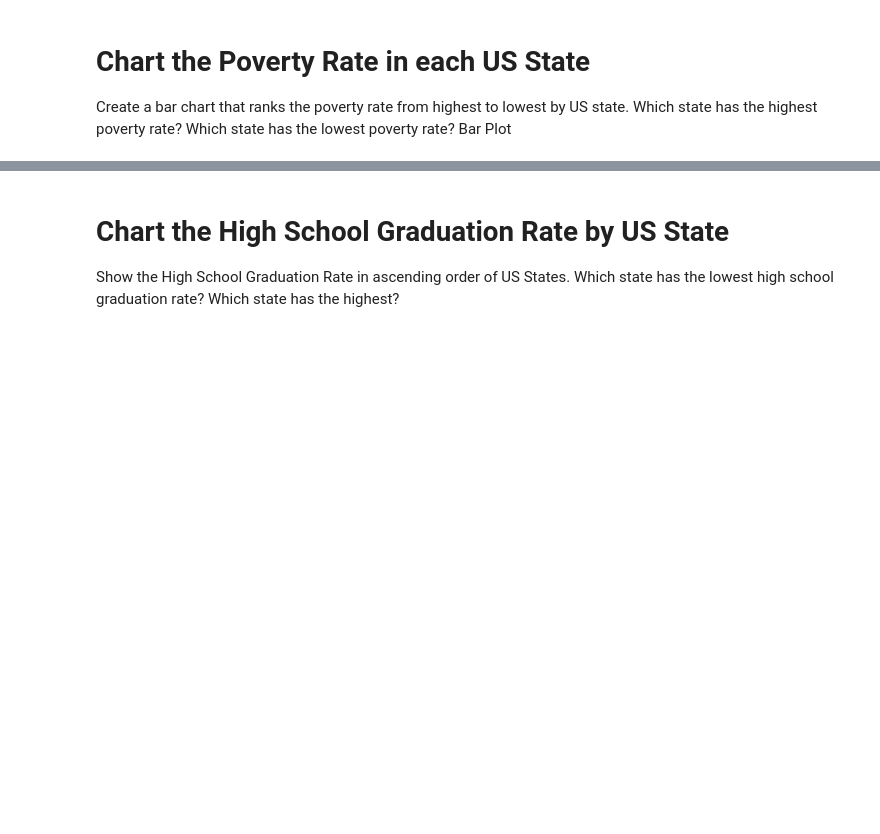
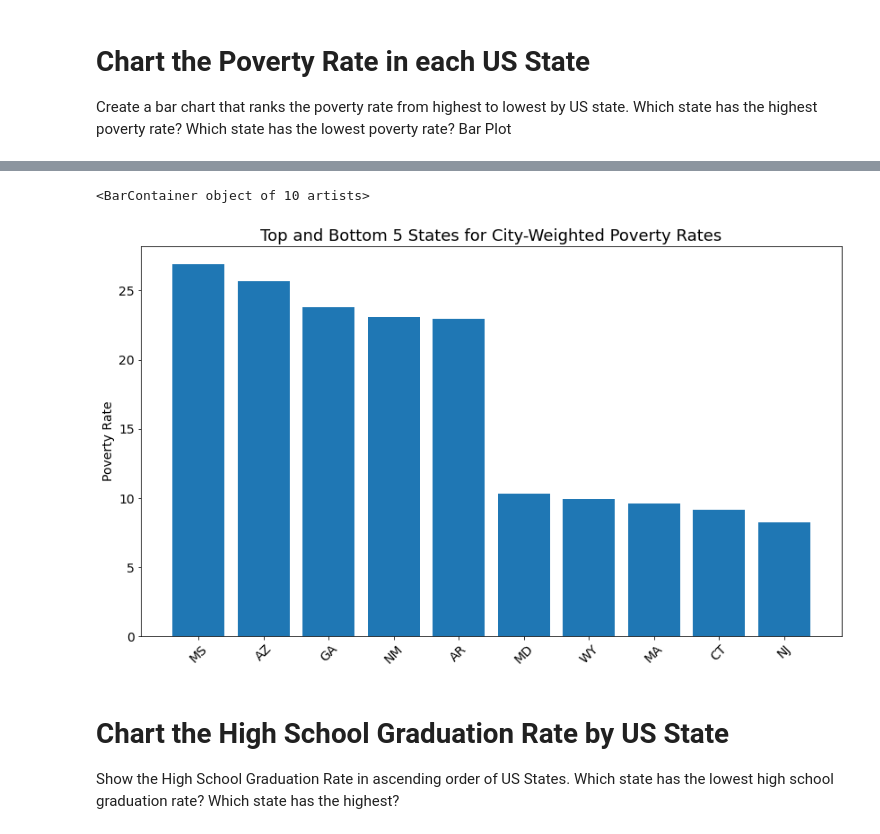
Before and after one commit to tomweinandy/100DaysOfCode, a Jupyter notebook: Projects/Day099/Fatal_Force.ipynb, the cells around one changed output, grey strips where cells are left out. Saved outputs shown, nothing was run; the diff lists cells and outputs as text; code cells hidden in the pictures; blank space fills up the shorter version.

Commit message:
Calculate poverty rate by state (sorta)

```diff
--- a/Projects/Day099/Fatal_Force.ipynb
+++ b/Projects/Day099/Fatal_Force.ipynb
@@ -237,0 +240,16 @@ Create a bar chart that ranks the poverty rate from highest to lowest by US stat
+# %%
+# Clean data for entire dataset (was not necessary previously when merge removed cities with missing data)
+rate_list = []
+for rate in df_pct_poverty['poverty_rate']:
+    rate = rate.replace('-', '')
+    if rate == '':
+        rate = np.nan
+    else:
+        rate = float(rate)
+    rate_list.append(rate)
+df_pct_poverty['poverty_rate'] = rate_list
+# %%
+# Group poverty rates by state, return only top and bottom 5
+df_pct_poverty_state = df_pct_poverty.groupby('Geographic Area').mean()
+df_pct_poverty_state = df_pct_poverty_state.sort_values(by='poverty_rate', ascending=False)
+df_pct_poverty_state = pd.concat([df_pct_poverty_state.head(5), df_pct_poverty_state.tail(5)])
@@ -238,3 +269,15 @@ Create a bar chart that ranks the poverty rate from highest to lowest by US stat
+# %%
+plt.figure(figsize=(14,8))
+plt.title('Top and Bottom 5 States for City-Weighted Poverty Rates', fontsize=18)
+
+plt.xticks(fontsize=14, rotation=45)
+plt.yticks(fontsize=14)
+plt.ylabel('Poverty Rate', fontsize=14)
+
+plt.bar(df_pct_poverty_state['poverty_rate'].index, df_pct_poverty_state['poverty_rate'].values)
+# %% [output]
+<BarContainer object of 10 artists>
+[figure, added]
 # %% [markdown]
 # Chart the High School Graduation Rate by US State
 
```
Also changed, not shown: parts of 2 cells of this notebook.
